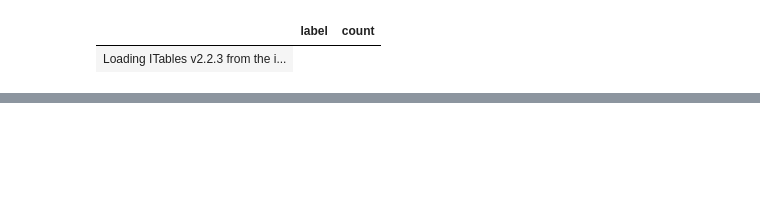
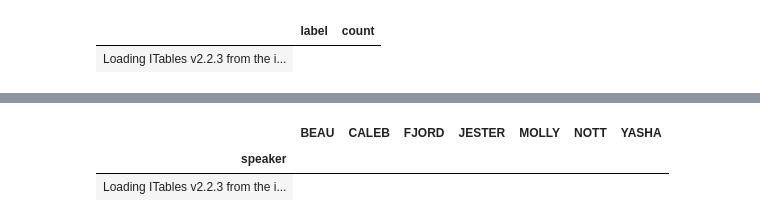
Before and after one commit to hanna-dodd/ttrpg-sentiment, a Jupyter notebook: results.ipynb, the cells around one changed output, grey strips where cells are left out. Saved outputs shown, nothing was run; the diff lists cells and outputs as text; code cells hidden in the pictures; blank space fills up the shorter version.

```diff
--- a/results.ipynb
+++ b/results.ipynb
@@ -39,0 +160,59 @@ ax = df_NottE.plot.bar(x='label', y='count', color='blue', figsize=(12,8),title=
+# %%
+data2 = {'speaker': ['BEAU', 'CALEB', 'FJORD', 'JESTER', 'MOLLY', 'NOTT', 'YASHA'],
+        'BEAU': [[0, 0, 0, 0, 0, 0],
+                 [0, 0, 0, 0, 0, 0],
+                 [0, 0, 0, 0, 0, 0],
+                 [0, 0, 0, 0, 0, 0],
+                 [0, 0, 0, 0, 0, 0],
+                 [0, 0, 0, 0, 0, 0],
+                 [0, 0, 0, 0, 0, 0],],
+        'CALEB': [[0, 0, 0, 0, 0, 0],
+                 [0, 0, 0, 0, 0, 0],
+                 [0, 0, 0, 0, 0, 0],
+                 [0, 0, 0, 0, 0, 0],
+                 [0, 0, 0, 0, 0, 0],
+                 [0, 0, 0, 0, 0, 0],
+                 [0, 0, 0, 0, 0, 0],],
+        'FJORD': [[0, 0, 0, 0, 0, 0],
+                 [0, 0, 0, 0, 0, 0],
+                 [0, 0, 0, 0, 0, 0],
+                 [0, 0, 0, 0, 0, 0],
+                 [0, 0, 0, 0, 0, 0],
+                 [0, 0, 0, 0, 0, 0],
+                 [0, 0, 0, 0, 0, 0],],
+        'JESTER': [[0, 0, 0, 0, 0, 0],
+                 [0, 0, 0, 0, 0, 0],
+                 [0, 0, 0, 0, 0, 0],
+                 [0, 0, 0, 0, 0, 0],
+                 [0, 0, 0, 0, 0, 0],
+                 [0, 0, 0, 0, 0, 0],
+                 [0, 0, 0, 0, 0, 0],],
+        'MOLLY': [[0, 0, 0, 0, 0, 0],
+                 [0, 0, 0, 0, 0, 0],
+                 [0, 0, 0, 0, 0, 0],
+                 [0, 0, 0, 0, 0, 0],
+                 [0, 0, 0, 0, 0, 0],
+                 [0, 0, 0, 0, 0, 0],
+                 [0, 0, 0, 0, 0, 0],],
+        'NOTT': [[0, 0, 0, 0, 0, 0],
+                 [0, 0, 0, 0, 0, 0],
+                 [0, 0, 0, 0, 0, 0],
+                 [0, 0, 0, 0, 0, 0],
+                 [0, 0, 0, 0, 0, 0],
+                 [0, 0, 0, 0, 0, 0],
+                 [0, 0, 0, 0, 0, 0],],
+        'YASHA': [[0, 0, 0, 0, 0, 0],
+                 [0, 0, 0, 0, 0, 0],
+                 [0, 0, 0, 0, 0, 0],
+                 [0, 0, 0, 0, 0, 0],
+                 [0, 0, 0, 0, 0, 0],
+                 [0, 0, 0, 0, 0, 0],
+                 [0, 0, 0, 0, 0, 0],]}
+
+df_hold = pd.DataFrame(data2)
+df_hold.set_index(["speaker"], inplace=True)
+df_hold
+# %% [output]
+|  | BEAU | CALEB | FJORD | JESTER | MOLLY | NOTT | YASHA |
+| speaker |  |  |  |  |  |  |  |
+| Loading ITables v2.2.3 from the i... |
```
Also changed, not shown: parts of 17 cells of this notebook, 3 other files.
